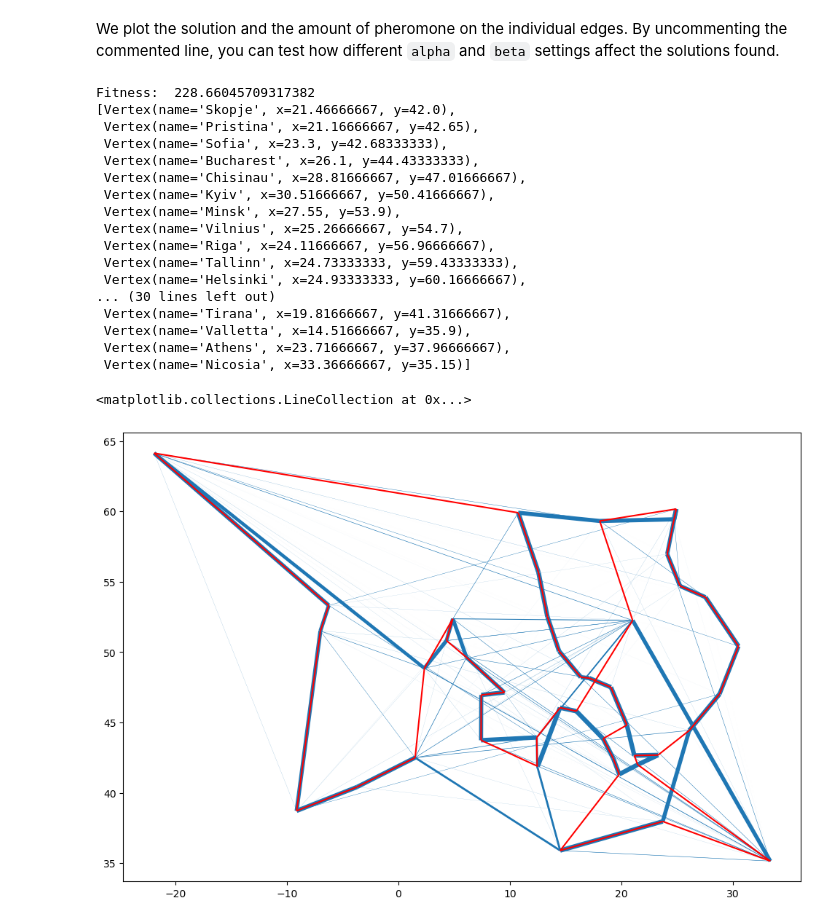
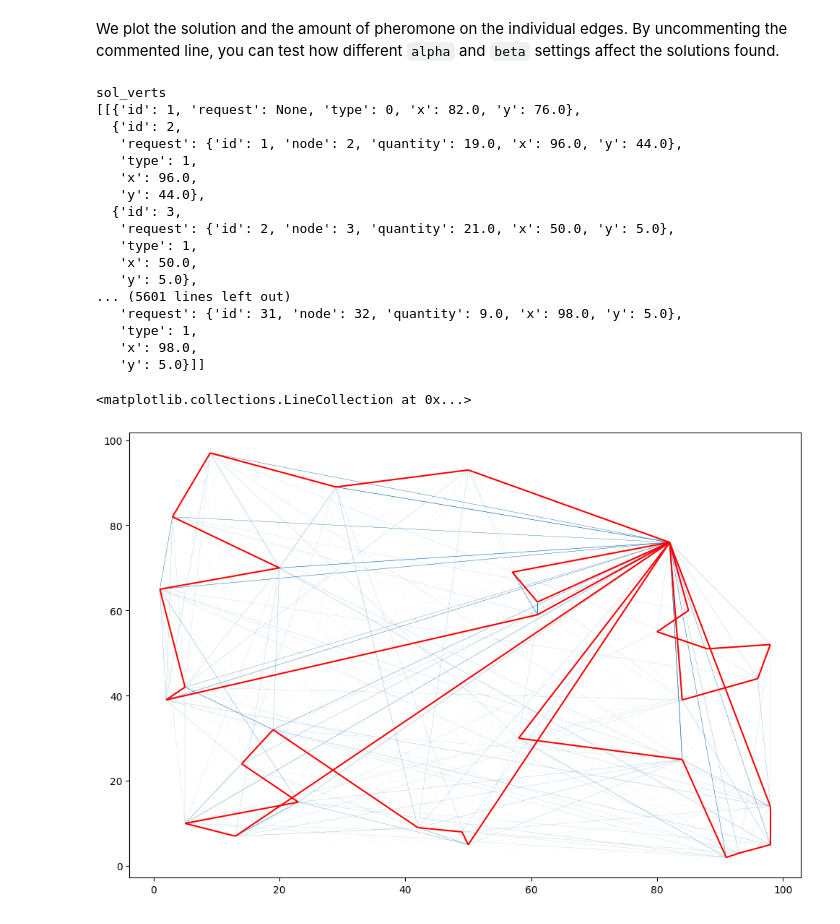
Before and after one commit to Aviuss/Vehicle-routing-problem, a Jupyter notebook: main.ipynb, the cells around one changed output. Saved outputs shown, nothing was run; the diff lists cells and outputs as text; code cells hidden in the pictures.

```diff
--- a/main.ipynb
+++ b/main.ipynb
@@ -15,7 +15,7 @@ def ant_solver(list_of_nodes, depot_idx, vehicle_capacity, distance, ants=10, ma
     best_fit = float('inf')
     for it in range(max_iter):
         sols = list(generate_solutions(list_of_nodes, depot_idx, vehicle_capacity, P, distance, ants, alpha=alpha, beta=beta))
-        fits = list(map(lambda x: fitness(list_of_nodes, depot_idx, vehicle_capacity, distance, x), sols))
+        fits = list(map(lambda x: fitness(list_of_nodes, distance, x), sols))
         P = update_pheromone(P, sols, fits, Q=Q, rho=rho)
 
         for s, f in zip(sols, fits):
@@ -27,12 +27,11 @@ def ant_solver(list_of_nodes, depot_idx, vehicle_capacity, distance, ants=10, ma
     return best_sol, P
 
 # compute distance
-#@functools.lru_cache(maxsize=None)
 def distance(r1, r2):
     return math.sqrt((r1["x"] - r2["x"])**2+(r1["y"] - r2["y"])**2)
 
 # compute fitness
-def fitness(list_of_nodes, depot_idx, vehicle_capacity, dist, sol):
+def fitness(list_of_nodes, dist, sol):
     sd = 0
     for x, y in zip(sol, sol[1:]):
         sd += dist(list_of_nodes[x], list_of_nodes[y])
@@ -60,14 +59,14 @@ def generate_solutions(list_of_nodes, depot_idx, vehicle_capacity, P, dist, N, a
         available = list(range(V))
         sol = [depot_idx]
         while len(available) != 1:
-            available = list(filter(
+            available_within_capacity = list(filter(
                 lambda x:
                     ant_capacity + list_of_nodes[x]["request"]["quantity"] <= vehicle_capacity
                     if list_of_nodes[x]["request"] is not None else True,
                 available
             ))
-            probs = np.array(list(map(lambda x: compute_prob(sol[-1], x), available)))
-            selected = np.random.choice(available, p=probs/sum(probs)) # edge selection
+            probs = np.array(list(map(lambda x: compute_prob(sol[-1], x), available_within_capacity)))
+            selected = np.random.choice(available_within_capacity, p=probs/sum(probs)) # edge selection
             sol.append(selected)
             if selected != depot_idx:
                 available.remove(selected)
@@ -183,58 +198,60 @@ from matplotlib import collections as mc
 # plot the pheromone in blue, line width expresses the amount of pheromone on each edge
 lines = []
 colors = []
-for i, v1 in enumerate(vertices):
-    for j, v2 in enumerate(vertices):
-        lines.append([(v1.x, v1.y), (v2.x, v2.y)])
+for i, v1 in enumerate(input_data["list_of_nodes"]):
+    for j, v2 in enumerate(input_data["list_of_nodes"]):
+        lines.append([(v1["x"], v1["y"]), (v2["x"], v2["y"])])
         colors.append(P[i][j])
 
 lc = mc.LineCollection(lines, linewidths=np.array(colors))
 
 plt.figure(figsize=(12, 8))
 ax = plt.gca()
 ax.add_collection(lc)
 ax.autoscale()
 
 best_sol = s # save the best solution (for the experiments below)
 
 sol = best_sol
 
 # we can test the effect of the parameters on the solution here
 # sol = list(generate_solutions(vertices, P, distance, N=1, alpha=3, beta=1))[0]
 
 # print the fitness of the solution
-print('Fitness: ', fitness(vertices, distance, sol))
+#print('Fitness: ', fitness(input_data["list_of_nodes"], distance, sol))
 
 # print the order of the cities
-sol_verts = [vertices[i] for i in sol]
+print("sol_verts")
+sol_verts = [input_data["list_of_nodes"] for i in sol]
+import pprint
 pprint.pprint(sol_verts)
 
 # plot the solution in red
 sol_lines = []
 for i, j in zip(sol, sol[1:]):
-    sol_lines.append([(vertices[i].x, vertices[i].y), (vertices[j].x, vertices[j].y)])
+    sol_lines.append([(input_data["list_of_nodes"][i]["x"], input_data["list_of_nodes"][i]["y"]), (input_data["list_of_nodes"][j]["x"], input_data["list_of_nodes"][j]["y"])])
 
-sol_lines.append([(vertices[sol[-1]].x, vertices[sol[-1]].y), (vertices[sol[0]].x, vertices[sol[0]].y)])
+sol_lines.append([(input_data["list_of_nodes"][sol[-1]]["x"], input_data["list_of_nodes"][sol[-1]]["y"]), (input_data["list_of_nodes"][sol[0]]["x"], input_data["list_of_nodes"][sol[0]]["y"])])
 
 sols_lc = mc.LineCollection(sol_lines, colors='red')
 ax.add_collection(sols_lc)
 # %% [output]
-Fitness:  228.66045709317382
-[Vertex(name='Skopje', x=21.46666667, y=42.0),
- Vertex(name='Pristina', x=21.16666667, y=42.65),
- Vertex(name='Sofia', x=23.3, y=42.68333333),
- Vertex(name='Bucharest', x=26.1, y=44.43333333),
- Vertex(name='Chisinau', x=28.81666667, y=47.01666667),
- Vertex(name='Kyiv', x=30.51666667, y=50.41666667),
- Vertex(name='Minsk', x=27.55, y=53.9),
- Vertex(name='Vilnius', x=25.26666667, y=54.7),
- Vertex(name='Riga', x=24.11666667, y=56.96666667),
- Vertex(name='Tallinn', x=24.73333333, y=59.43333333),
- Vertex(name='Helsinki', x=24.93333333, y=60.16666667),
-... (30 lines left out)
- Vertex(name='Tirana', x=19.81666667, y=41.31666667),
- Vertex(name='Valletta', x=14.51666667, y=35.9),
- Vertex(name='Athens', x=23.71666667, y=37.96666667),
- Vertex(name='Nicosia', x=33.36666667, y=35.15)]
+sol_verts
+[[{'id': 1, 'request': None, 'type': 0, 'x': 82.0, 'y': 76.0},
+  {'id': 2,
+   'request': {'id': 1, 'node': 2, 'quantity': 19.0, 'x': 96.0, 'y': 44.0},
+   'type': 1,
+   'x': 96.0,
+   'y': 44.0},
+  {'id': 3,
+   'request': {'id': 2, 'node': 3, 'quantity': 21.0, 'x': 50.0, 'y': 5.0},
+   'type': 1,
+   'x': 50.0,
+   'y': 5.0},
+... (5601 lines left out)
+   'request': {'id': 31, 'node': 32, 'quantity': 9.0, 'x': 98.0, 'y': 5.0},
+   'type': 1,
+   'x': 98.0,
+   'y': 5.0}]]
 <matplotlib.collections.LineCollection at 0x...>
-[figure, old version]
+[figure, new version]
```
Also changed, not shown: parts of 1 cell of this notebook.
